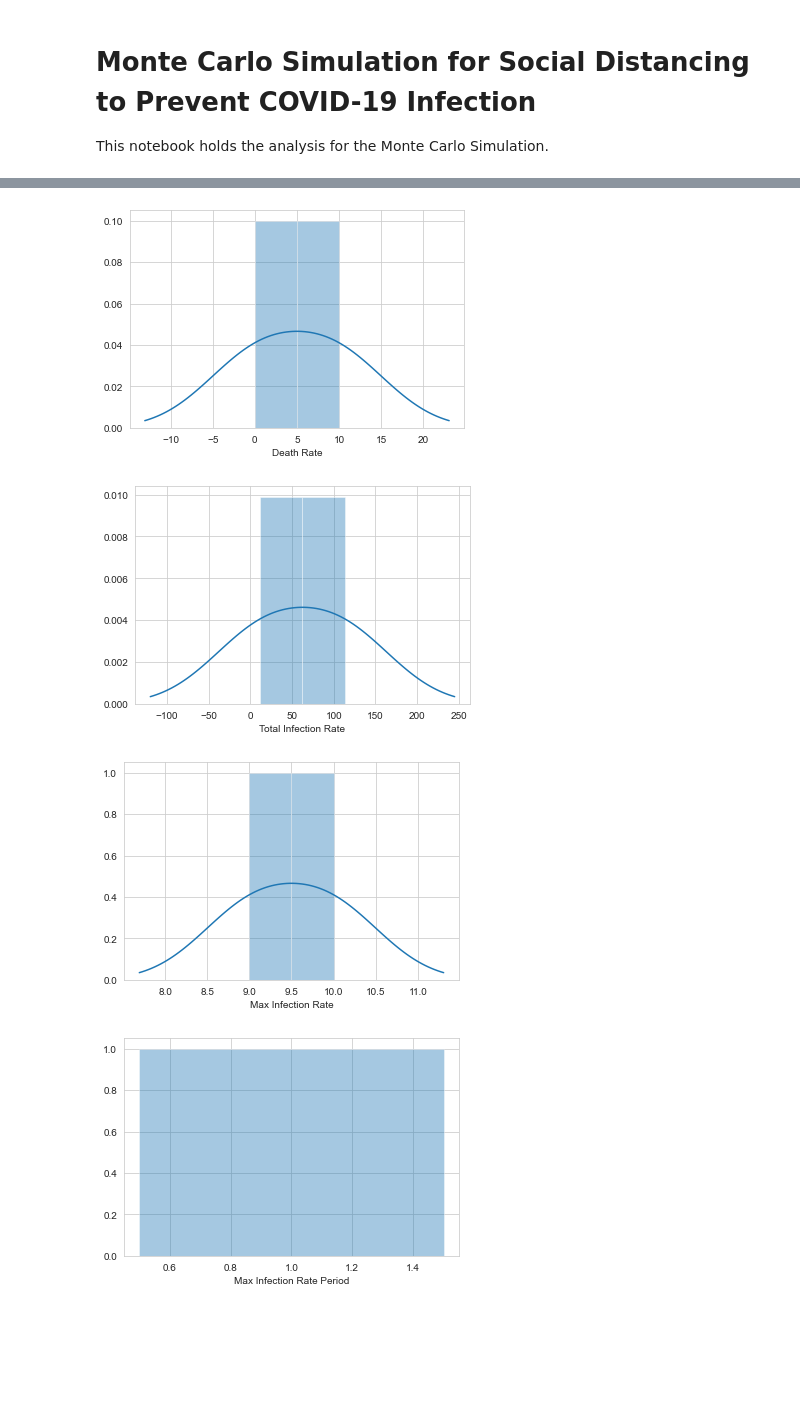
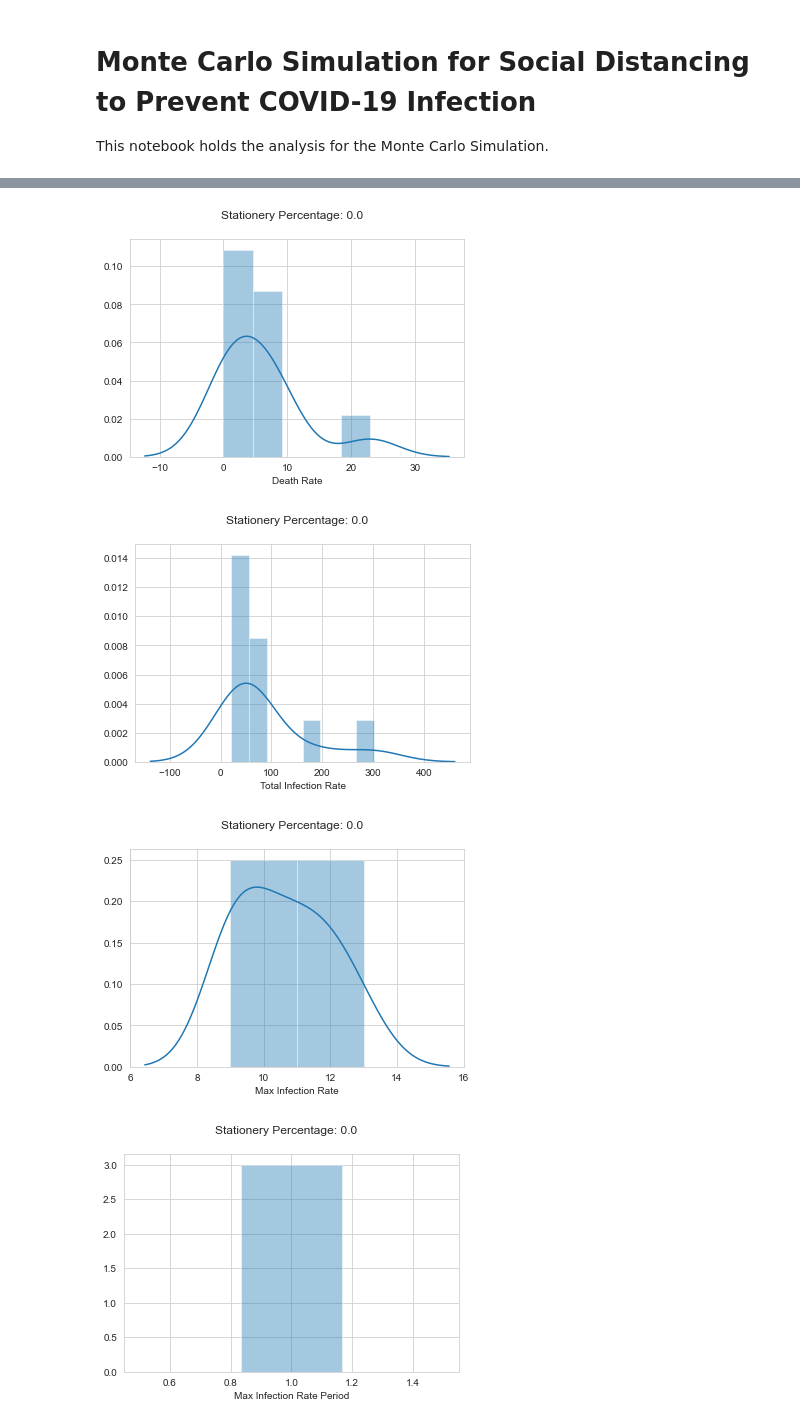
Before and after one commit to edopelawi/monte-carlo-covid19-socialdistancing, a Jupyter notebook: monte-carlo-sim.ipynb, the cells around one changed output, grey strips where cells are left out. Drawn from its saved outputs; the diff is of its cells as text; code cells hidden in the pictures; blank space fills up the shorter version.

Commit message:
Minor changes on the notebook's configuration and plotting

```diff
--- a/monte-carlo-sim.ipynb
+++ b/monte-carlo-sim.ipynb
@@ -28,8 +28,8 @@ infection_duration = 10
 max_evolutions = 1000
 
 # Percentage of stationary population (per simulation)
-stationary_percentages = np.arange(0, 1.1, 0.1).round(2).tolist()
+stationary_percentages = np.arange(0, 1.2, 0.2).round(2).tolist()
 
 # Simulation per stationary population
 # TODO: Update this to 10000 for proper run
-run_per_stat_percentage = 2
+run_per_stat_percentage = 10
@@ -154,32 +152,32 @@ display(df)
 # %%
 # Show histogram for the death rate, max infection rate, and total infection rate for each stationary percentage
 
 
 import matplotlib.pyplot as plt
 
 def show_histogram_plot(stat_percentage):
 
     stat_df = df.loc[df["Stationary Percentage"] == stat_percentage]
 
-    show_histogram_plot(stat_percentage, stat_df, "Death Rate")
-    show_histogram_plot(stat_percentage, stat_df, "Total Infection Rate")
-    show_histogram_plot(stat_percentage, stat_df, "Max Infection Rate")
-    show_histogram_plot(stat_percentage, stat_df, "Max Infection Rate Period")
-    show_histogram_plot(stat_percentage, stat_df, "Stop Period")
+    show_category_histogram_plot(stat_percentage, stat_df, "Death Rate")
+    show_category_histogram_plot(stat_percentage, stat_df, "Total Infection Rate")
+    show_category_histogram_plot(stat_percentage, stat_df, "Max Infection Rate")
+    show_category_histogram_plot(stat_percentage, stat_df, "Max Infection Rate Period")
+    show_category_histogram_plot(stat_percentage, stat_df, "Stop Period")
 
 
-def show_histogram_plot(stat_percentage, dataframe, category):
+def show_category_histogram_plot(stat_percentage, dataframe, category):
 
     sns.distplot(dataframe[category])
     plt.suptitle(f"Stationery Percentage: {stat_percentage}")
     plt.show()
 
 
 for stat_percentage in stationary_percentages:
 
     show_histogram_plot(stat_percentage)
 # %% [output]
-[figure, old version]
+[figure, new version]
-[figure, old version]
+[figure, new version]
-[figure, old version]
+[figure, new version]
-[figure, old version]
+[figure, new version]
```
Also changed, not shown: parts of 9 cells of this notebook.
